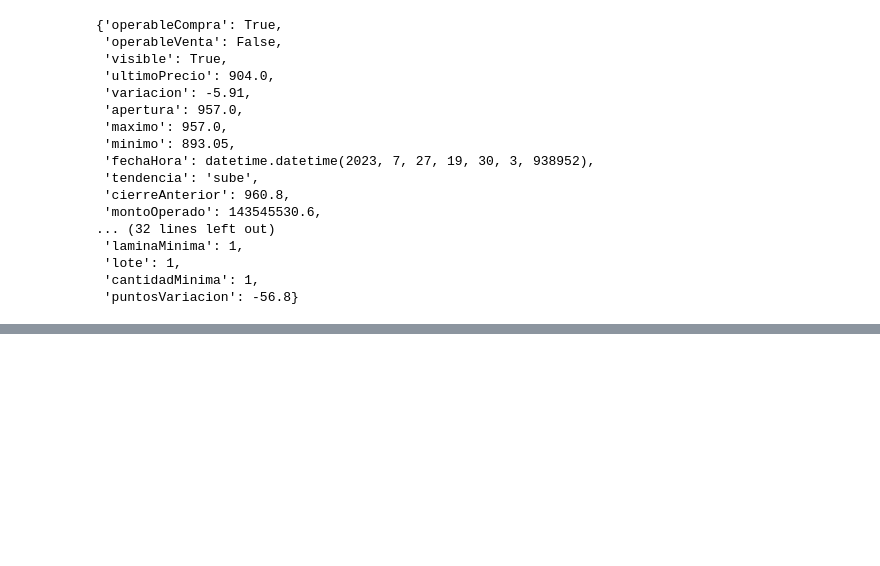
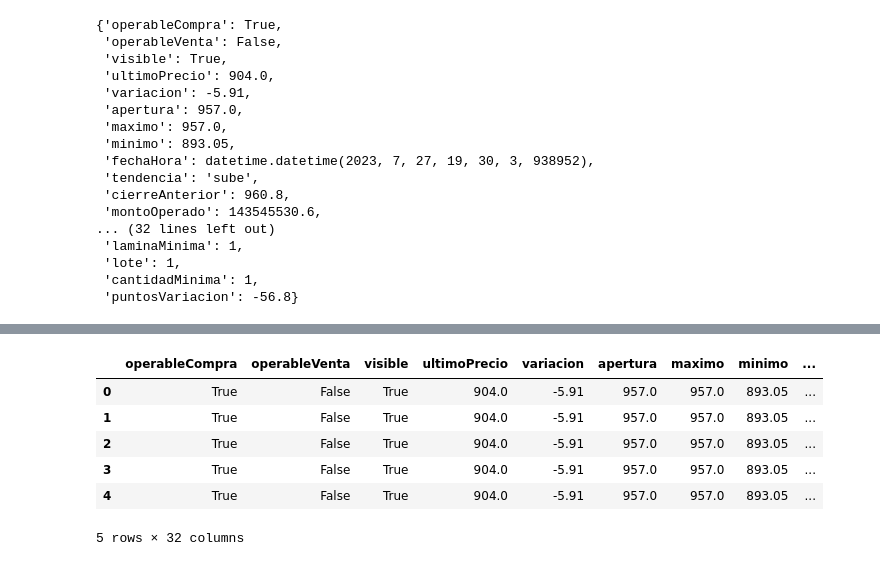
Before and after one commit to joackob/iol-notebooks, a Jupyter notebook: main.ipynb, the cells around one changed output, grey strips where cells are left out. Saved outputs shown, nothing was run; the diff lists cells and outputs as text; code cells hidden in the pictures; blank space fills up the shorter version.

```diff
--- a/main.ipynb
+++ b/main.ipynb
@@ -304,0 +382,3 @@ cotizacion_detalle_mobile
+# %%
+puntas = cotizacion_detalle_mobile["puntas"]
+puntas
@@ -304,0 +406,12 @@ cotizacion_detalle_mobile
+# %%
+cotizaciones_flatted = [{
+    **cotizacion_detalle_mobile,
+    'puntas': None,
+    'cantidadCompra': punta['cantidadCompra'],
+    'precioCompra': punta['precioCompra'],
+    'precioVenta': punta['precioVenta'],
+    'cantidadVenta': punta['cantidadVenta'],
+} for punta in puntas ]
+
+df_cotizaciones_flatted = pd.DataFrame(cotizaciones_flatted)
+print(df_cotizaciones_flatted)
@@ -304,0 +448,11 @@ cotizacion_detalle_mobile
+# %%
+df_cotizaciones_flatted_out_puntas = df_cotizaciones_flatted.drop(columns=['puntas'])
+df_cotizaciones_flatted_out_puntas
+# %% [output]
+|  | operableCompra | operableVenta | visible | ultimoPrecio | variacion | apertura | maximo | minimo | ... |
+| 0 | True | False | True | 904.0 | -5.91 | 957.0 | 957.0 | 893.05 | ... |
+| 1 | True | False | True | 904.0 | -5.91 | 957.0 | 957.0 | 893.05 | ... |
+| 2 | True | False | True | 904.0 | -5.91 | 957.0 | 957.0 | 893.05 | ... |
+| 3 | True | False | True | 904.0 | -5.91 | 957.0 | 957.0 | 893.05 | ... |
+| 4 | True | False | True | 904.0 | -5.91 | 957.0 | 957.0 | 893.05 | ... |
+5 rows × 32 columns
```
Also changed, not shown: parts of 12 cells of this notebook.
